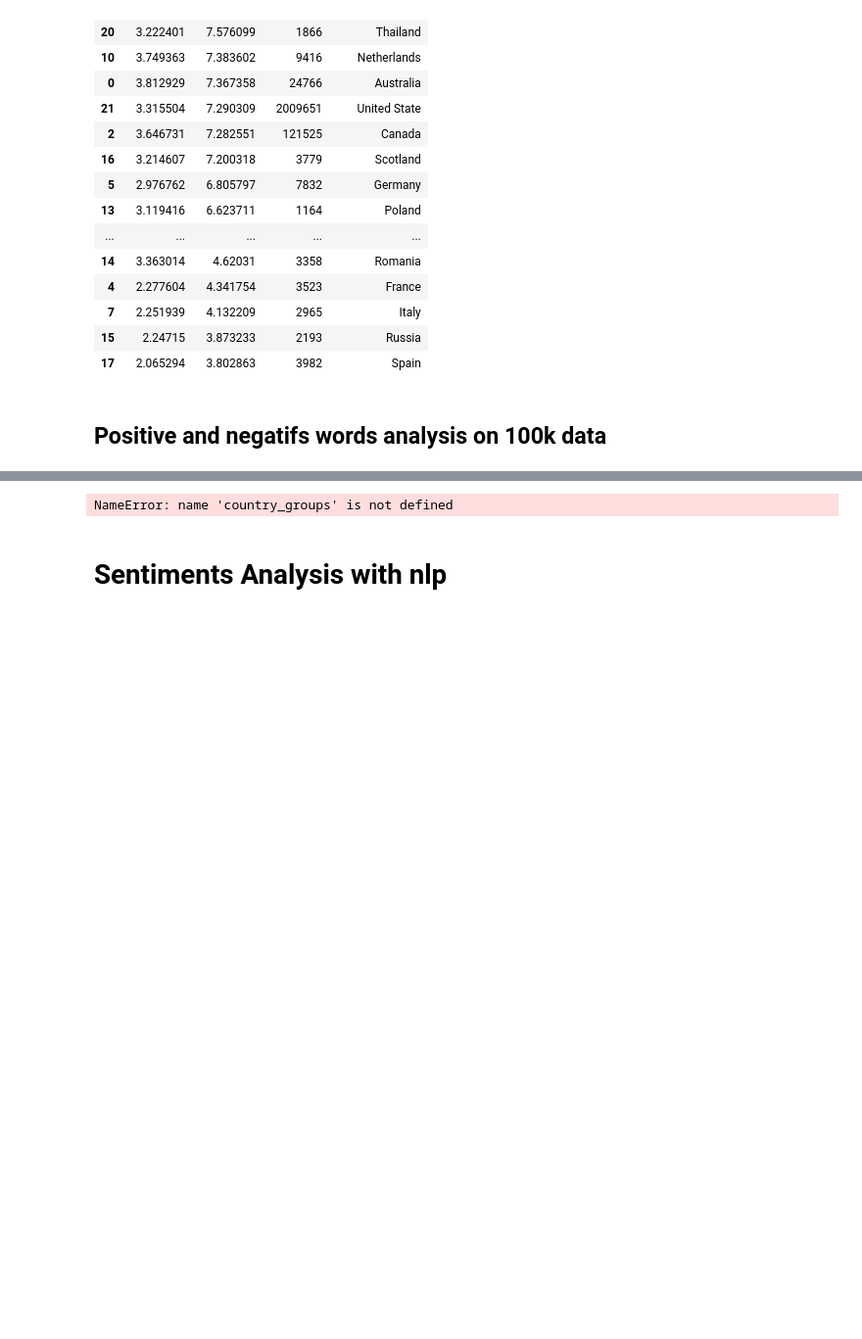
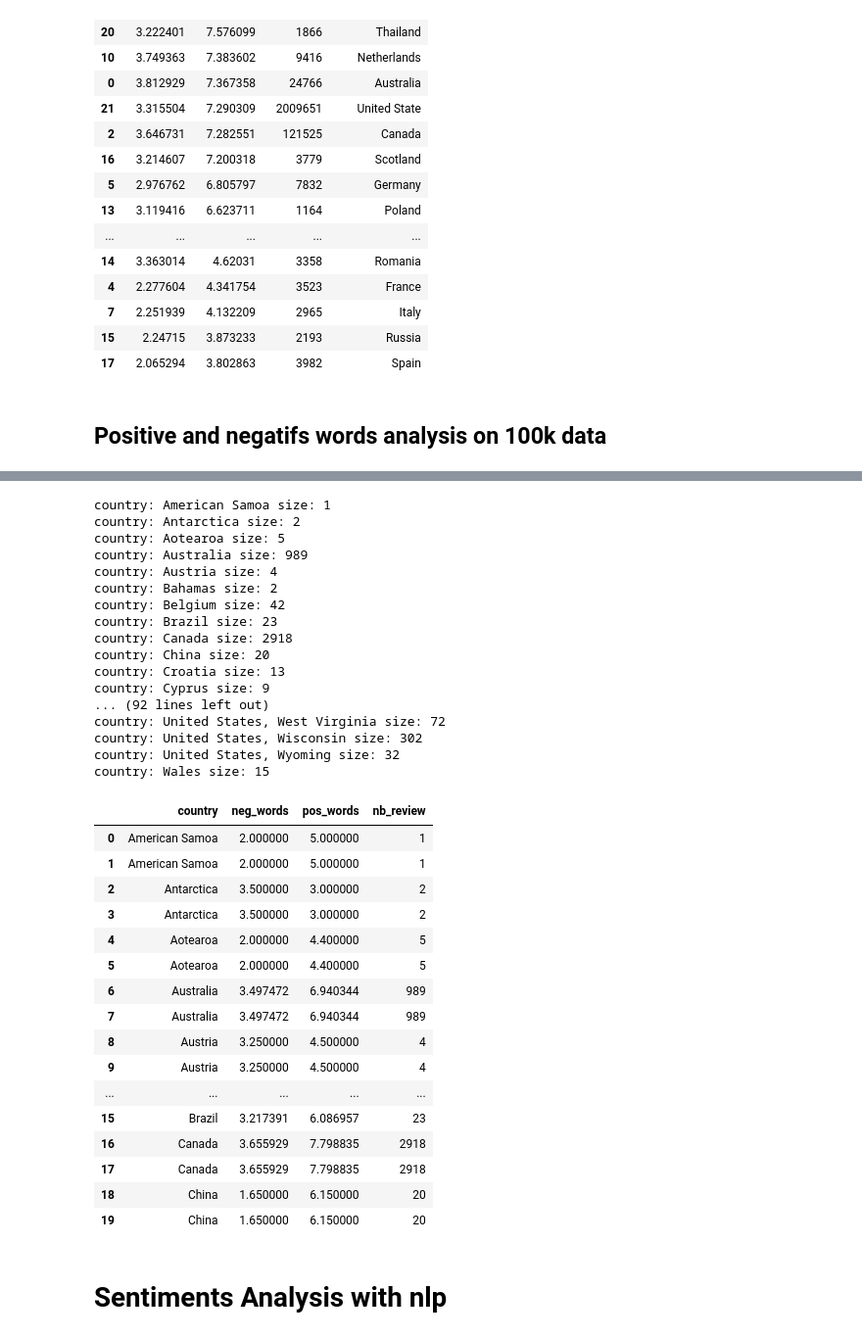
Before and after one commit to epfl-ada/ada-2022-project-hotchocolate, a Jupyter notebook: happyness.ipynb, the cells around one changed output, grey strips where cells are left out. Shown: that part at 98% size. Cells and saved outputs as stored; diff of their text form; code cells hidden in the pictures; blank space fills up the shorter version.

```diff
--- a/happyness.ipynb
+++ b/happyness.ipynb
@@ -232,3 +171,5 @@ print(df_reviews_adv_low.shape)
 # %%
 list_user_location_adv = df_adv_users.loc[df_adv_users['user_id'].isin(df_reviews_adv_low['user_id']),['user_id','location']]
 df_reviews_adv_low.loc[:,'location'] = df_reviews_adv_low['user_id'].apply(get_location_user, args= (list_user_location_adv,))
+country_groups = df_reviews_adv_low.groupby(by="location")
+country_groups.head()
@@ -252,14 +207,59 @@ sentiment_dict = {
 }
 # %%
 # loop for to check the presences of positifs or negatifs words
+data = []
+
 for country, group in country_groups:
+    print('country:', country, 'size:', group.shape[0])
+
     for key in sentiment_dict:
-        a = group.apply(lambda row : indicator(key,row['review'],sentiment_dict),axis=1)
-        resultats.loc[resultats['country']==country,f"{key}"] = a.mean()
+        negative_words = []
+        positive_words = []
 
-resultats.head(n=20)
+        negative_words.append(group.apply(lambda row : indicator_words('negative',row['review'],sentiment_dict),axis=1))
+        positive_words.append(group.apply(lambda row : indicator_words('positive',row['review'],sentiment_dict),axis=1))
+
+
+        data.append([country,np.mean(negative_words),np.mean(positive_words), group.shape[0]])
+
+    resultats_pos_neg_words = pd.DataFrame(data, columns=["country","neg_words", "pos_words", "nb_review"])
+
+resultats_pos_neg_words.head(n=20)
 # %% [output]
-NameError: name 'country_groups' is not defined
+country: American Samoa size: 1
+country: Antarctica size: 2
+country: Aotearoa size: 5
+country: Australia size: 989
+country: Austria size: 4
+country: Bahamas size: 2
+country: Belgium size: 42
+country: Brazil size: 23
+country: Canada size: 2918
+country: China size: 20
+country: Croatia size: 13
+country: Cyprus size: 9
+... (92 lines left out)
+country: United States, West Virginia size: 72
+country: United States, Wisconsin size: 302
+country: United States, Wyoming size: 32
+country: Wales size: 15
+|  | country | neg_words | pos_words | nb_review |
+| 0 | American Samoa | 2.000000 | 5.000000 | 1 |
+| 1 | American Samoa | 2.000000 | 5.000000 | 1 |
+| 2 | Antarctica | 3.500000 | 3.000000 | 2 |
+| 3 | Antarctica | 3.500000 | 3.000000 | 2 |
+| 4 | Aotearoa | 2.000000 | 4.400000 | 5 |
+| 5 | Aotearoa | 2.000000 | 4.400000 | 5 |
+| 6 | Australia | 3.497472 | 6.940344 | 989 |
+| 7 | Australia | 3.497472 | 6.940344 | 989 |
+| 8 | Austria | 3.250000 | 4.500000 | 4 |
+| 9 | Austria | 3.250000 | 4.500000 | 4 |
+| ... | ... | ... | ... | ... |
+| 15 | Brazil | 3.217391 | 6.086957 | 23 |
+| 16 | Canada | 3.655929 | 7.798835 | 2918 |
+| 17 | Canada | 3.655929 | 7.798835 | 2918 |
+| 18 | China | 1.650000 | 6.150000 | 20 |
+| 19 | China | 1.650000 | 6.150000 | 20 |
 # %% [markdown]
 #  Sentiments Analysis with nlp
 # %% [markdown]
```
Also changed, not shown: parts of 28 cells of this notebook, 1 other file.
